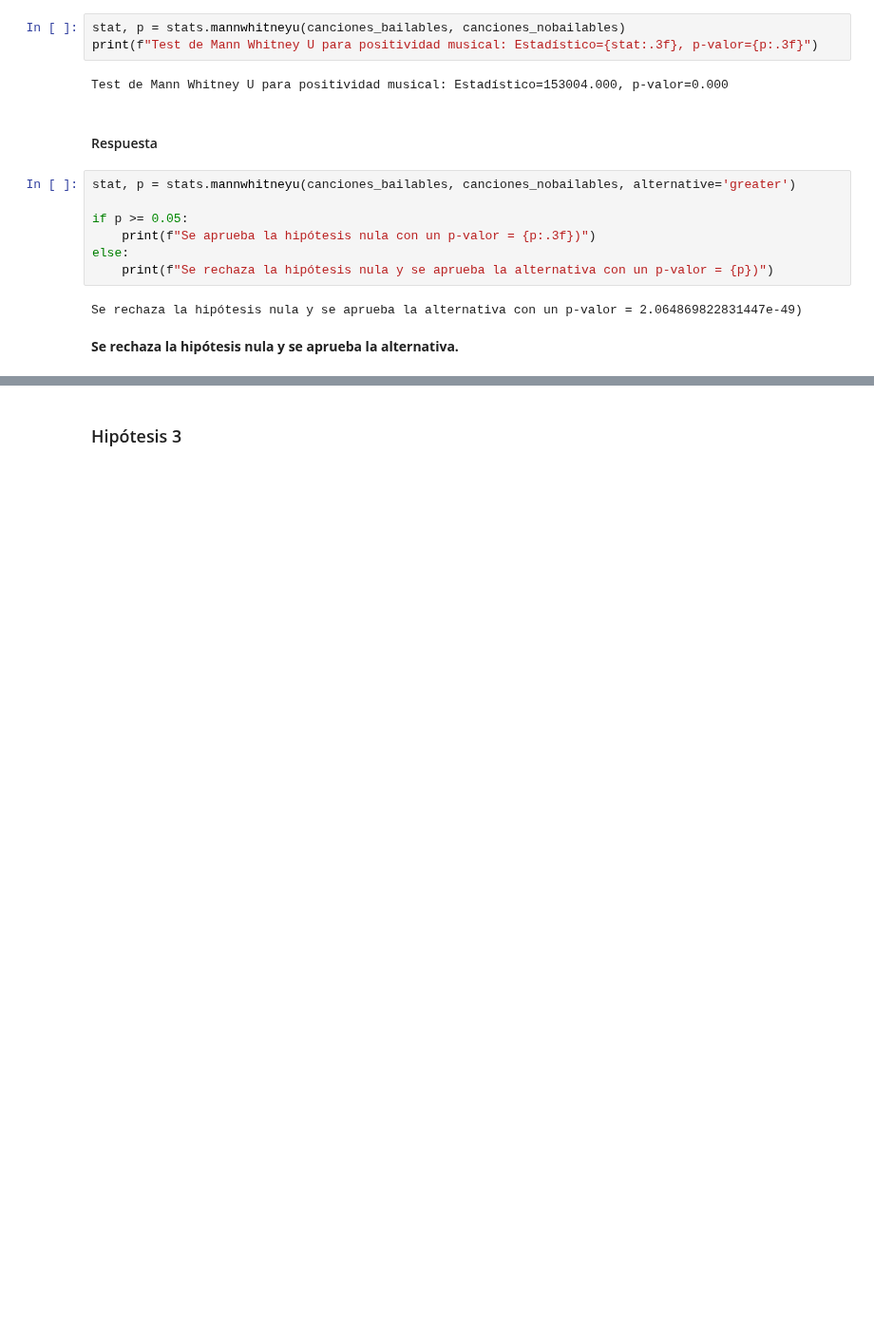
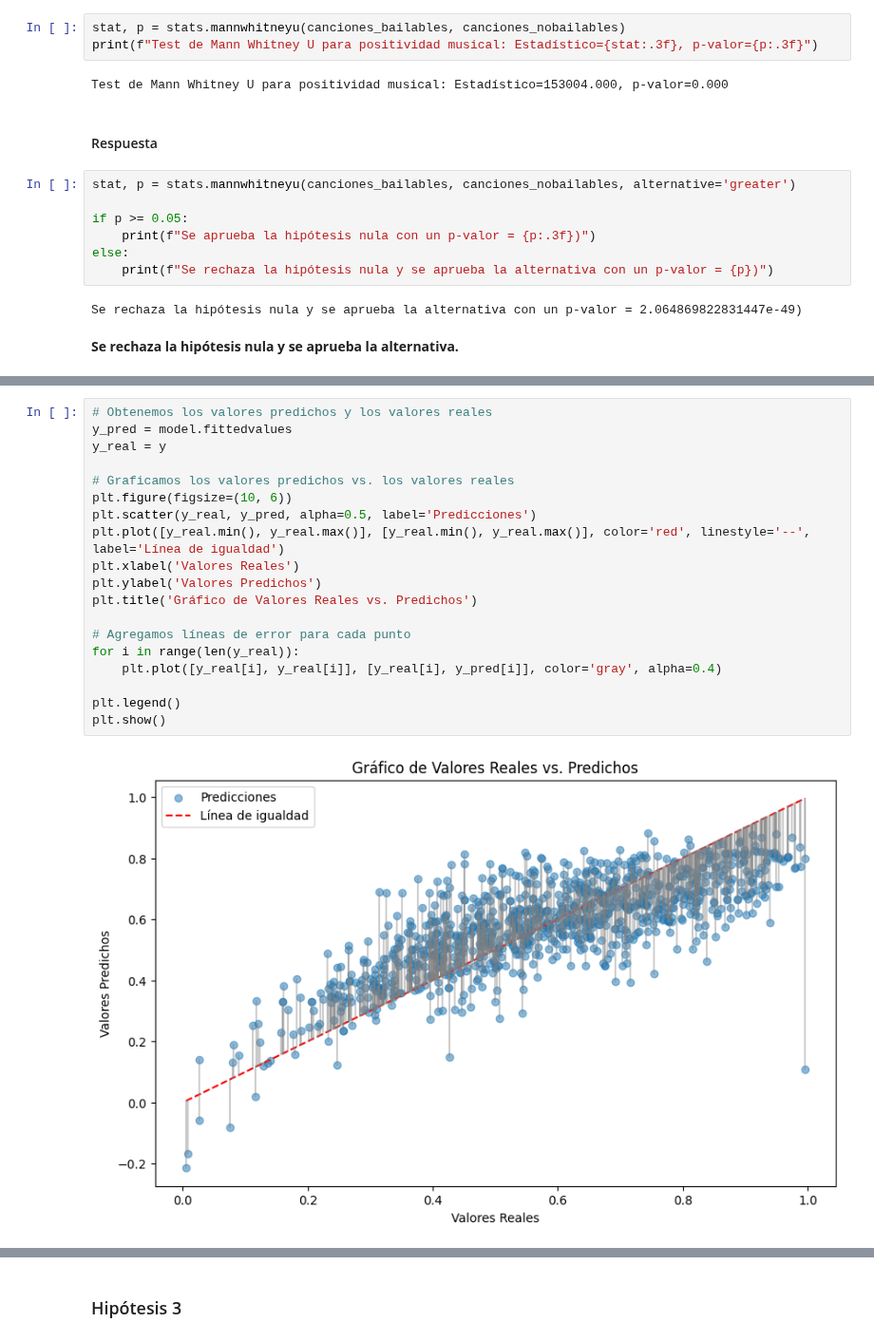
Before and after one commit to nachoperna/Fundamentos-de-la-Ciencia-de-Datos, a Jupyter notebook: TPE/tpe.ipynb, the cells around one changed output, grey strips where cells are left out. Shown at 95% size. Saved outputs shown, nothing was run; the diff lists cells and outputs as text; blank space fills up the shorter version.

```diff
--- a/TPE/tpe.ipynb
+++ b/TPE/tpe.ipynb
@@ -1164,0 +1259,21 @@ Se rechaza la hipótesis nula y se aprueba la alternativa con un p-valor = 2.064
+# %%
+# Obtenemos los valores predichos y los valores reales
+y_pred = model.fittedvalues
+y_real = y
+
+# Graficamos los valores predichos vs. los valores reales
+plt.figure(figsize=(10, 6))
+plt.scatter(y_real, y_pred, alpha=0.5, label='Predicciones')
+plt.plot([y_real.min(), y_real.max()], [y_real.min(), y_real.max()], color='red', linestyle='--', label='Línea de igualdad')
+plt.xlabel('Valores Reales')
+plt.ylabel('Valores Predichos')
+plt.title('Gráfico de Valores Reales vs. Predichos')
+
+# Agregamos líneas de error para cada punto
+for i in range(len(y_real)):
+    plt.plot([y_real[i], y_real[i]], [y_real[i], y_pred[i]], color='gray', alpha=0.4)
+
+plt.legend()
+plt.show()
+# %% [output]
+[figure, added]
```
Also changed, not shown: parts of 54 cells of this notebook.
